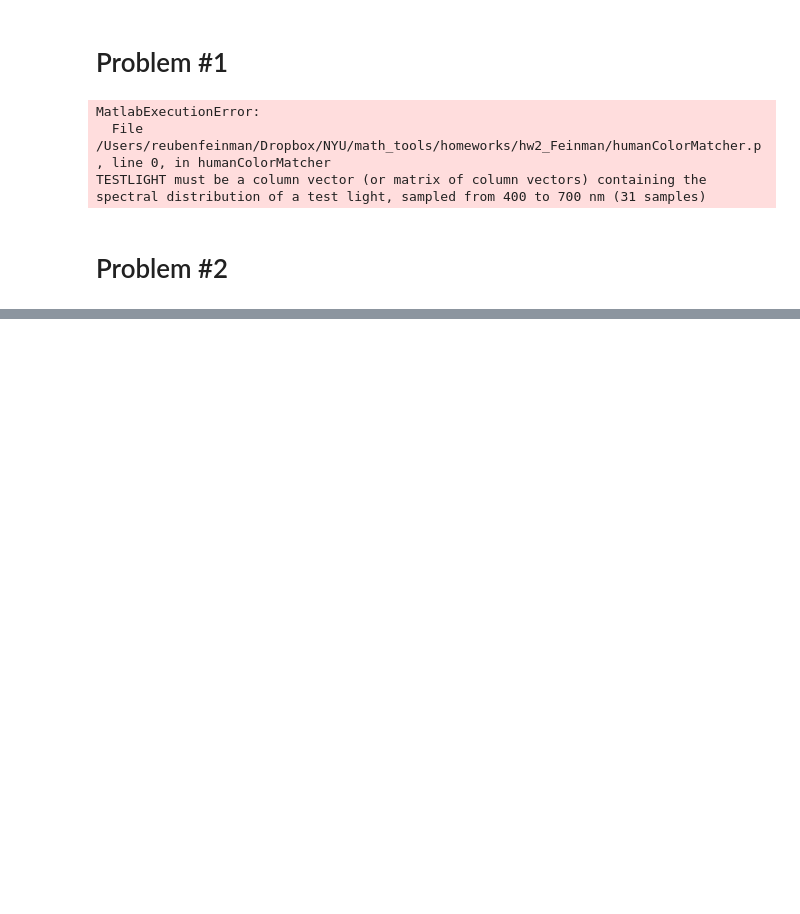
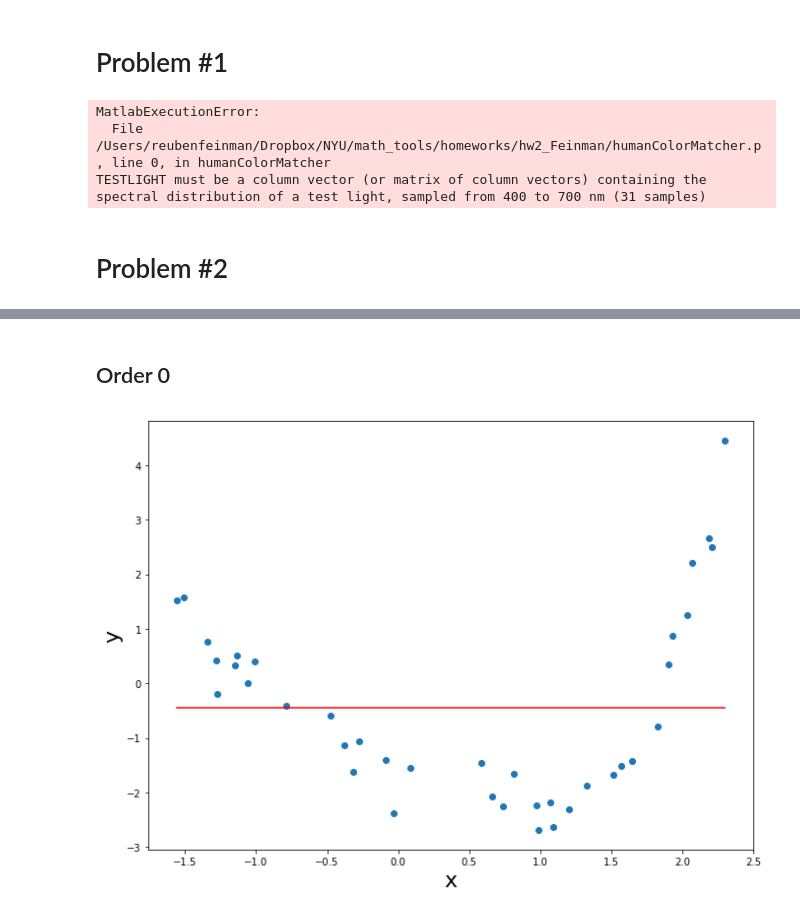
Before and after one commit to rfeinman/hw-mathtools, a Jupyter notebook: hw2_Feinman/hw2.ipynb, the cells around one changed output, grey strips where cells are left out. Saved outputs shown, nothing was run; the diff lists cells and outputs as text; code cells hidden in the pictures; blank space fills up the shorter version.

```diff
--- a/hw2_Feinman/hw2.ipynb
+++ b/hw2_Feinman/hw2.ipynb
@@ -37,0 +106,23 @@ plt.show()
+# %% [markdown]
+## Order 0
+# %%
+B_opt_0 = polynomial_regression(x, y, order=0)
+# %%
+def plot_fit(x, y, B_opt):
+    """
+    A function to plot the fit for a given polynomial LS solution.
+    """
+    x_p = np.linspace(np.min(x), np.max(x), 30).reshape(-1, 1)
+    y_p = 0
+    for i, B in enumerate(B_opt):
+        y_p += B*np.power(x_p, i)
+    plt.figure(figsize=(11, 8))
+    plt.xlabel('x', fontsize=22)
+    plt.ylabel('y', fontsize=22)
+    plt.scatter(x, y)
+    plt.plot(x_p, y_p, color='r')
+    plt.show()
+# %%
+plot_fit(x, y, B_opt_0)
+# %% [output]
+[figure, added]
```
Also changed, not shown: parts of 15 cells of this notebook.
